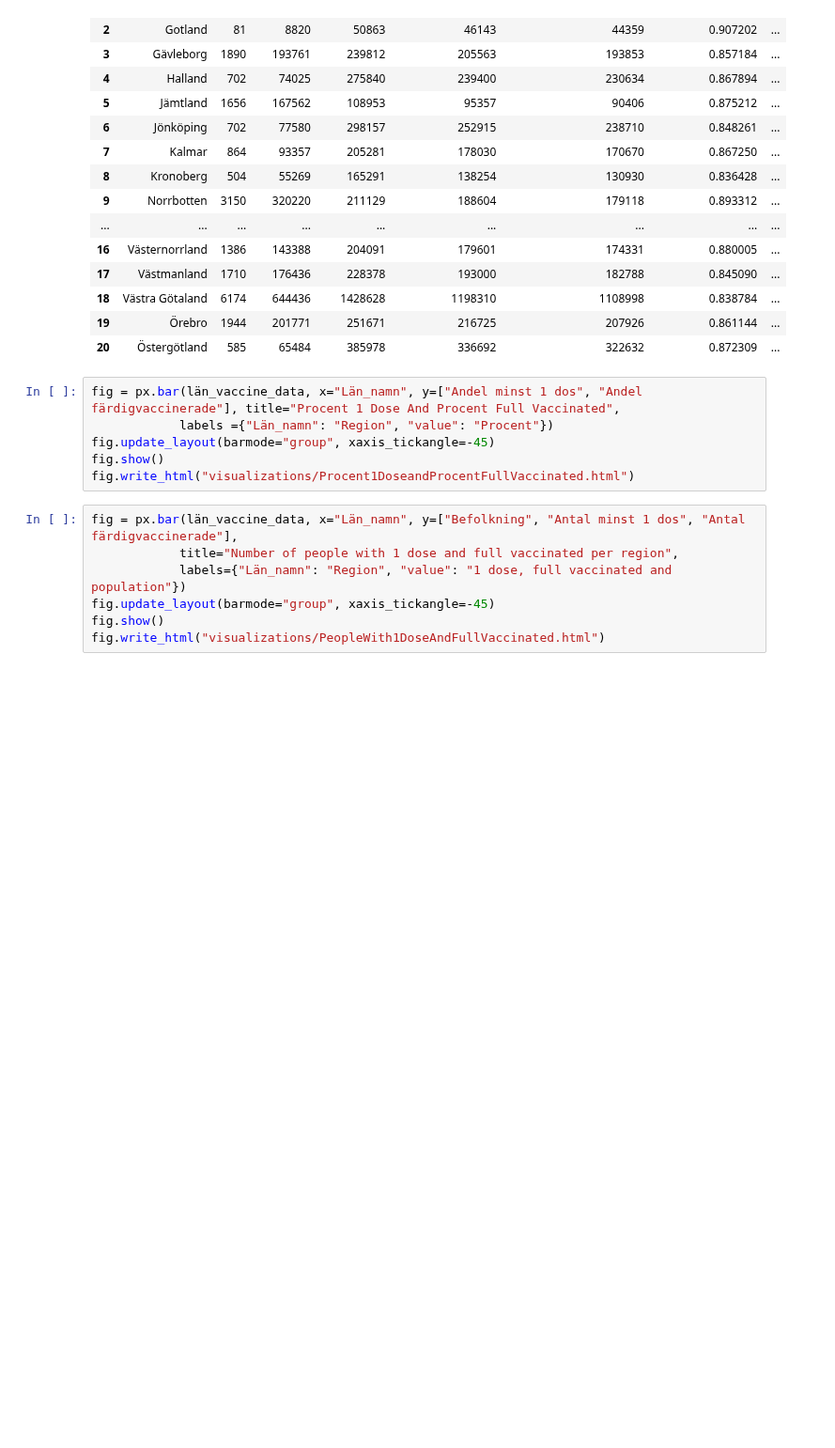
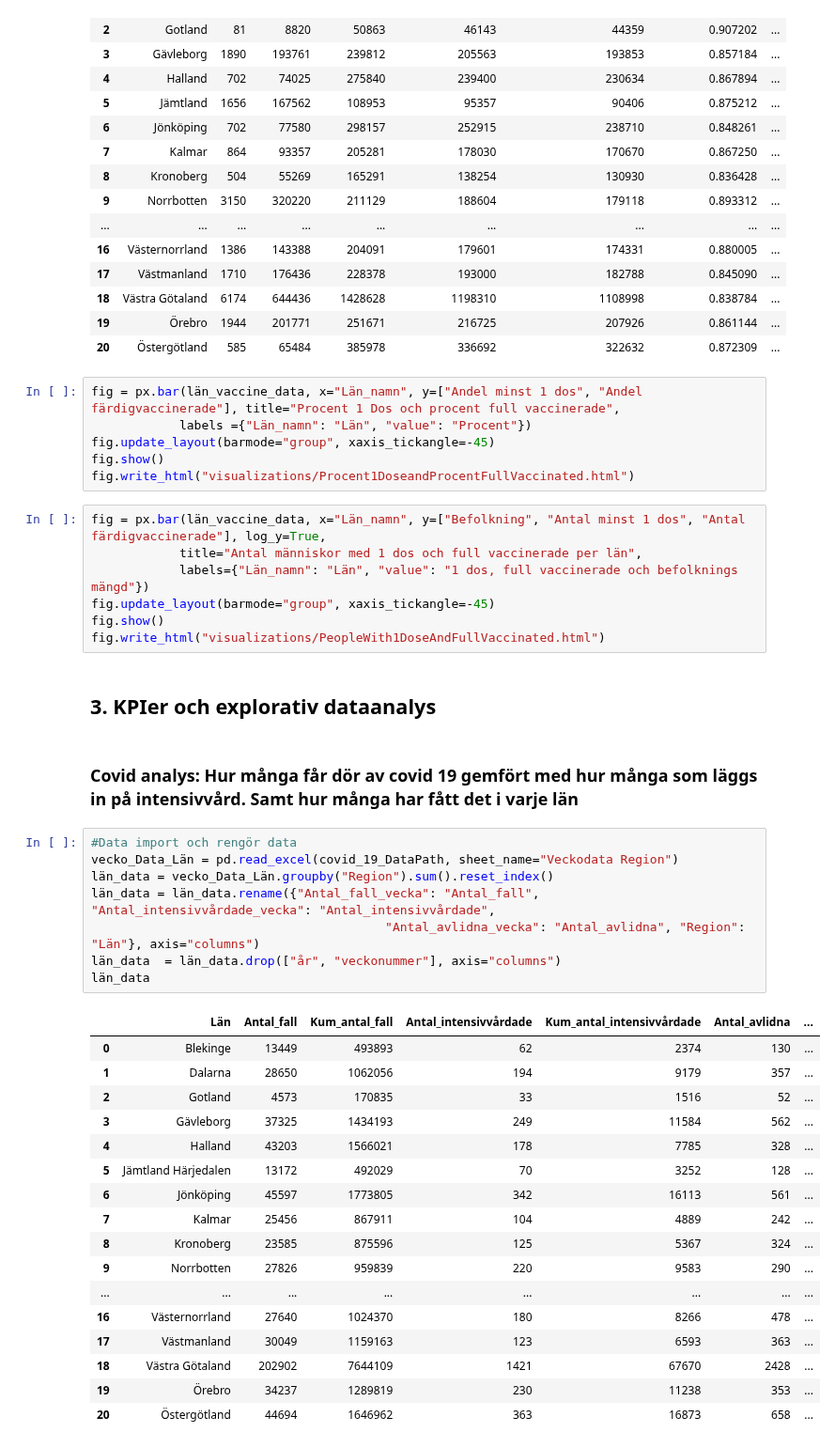
Before and after one commit to FabianAndersson17/Databehandling-Fabian-Andersson, a Jupyter notebook: Labs/Covid-19_Labb1.ipynb, the cells around one changed output. Shown at 94% size. Cells and saved outputs as stored; diff of their text form; blank space fills up the shorter version.

```diff
--- a/Labs/Covid-19_Labb1.ipynb
+++ b/Labs/Covid-19_Labb1.ipynb
@@ -226,15 +226,45 @@ län_vaccine_data
 | 19 | Örebro | 1944 | 201771 | 251671 | 216725 | 207926 | 0.861144 | ... |
 | 20 | Östergötland | 585 | 65484 | 385978 | 336692 | 322632 | 0.872309 | ... |
 # %%
-fig = px.bar(län_vaccine_data, x="Län_namn", y=["Andel minst 1 dos", "Andel färdigvaccinerade"], title="Procent 1 Dose And Procent Full Vaccinated",
-            labels ={"Län_namn": "Region", "value": "Procent"})
+fig = px.bar(län_vaccine_data, x="Län_namn", y=["Andel minst 1 dos", "Andel färdigvaccinerade"], title="Procent 1 Dos och procent full vaccinerade",
+            labels ={"Län_namn": "Län", "value": "Procent"})
 fig.update_layout(barmode="group", xaxis_tickangle=-45)
 fig.show()
 fig.write_html("visualizations/Procent1DoseandProcentFullVaccinated.html")
 # %%
-fig = px.bar(län_vaccine_data, x="Län_namn", y=["Befolkning", "Antal minst 1 dos", "Antal färdigvaccinerade"],
-            title="Number of people with 1 dose and full vaccinated per region",
-            labels={"Län_namn": "Region", "value": "1 dose, full vaccinated and population"})
+fig = px.bar(län_vaccine_data, x="Län_namn", y=["Befolkning", "Antal minst 1 dos", "Antal färdigvaccinerade"], log_y=True,
+            title="Antal människor med 1 dos och full vaccinerade per län",
+            labels={"Län_namn": "Län", "value": "1 dos, full vaccinerade och befolknings mängd"})
 fig.update_layout(barmode="group", xaxis_tickangle=-45)
 fig.show()
 fig.write_html("visualizations/PeopleWith1DoseAndFullVaccinated.html")
+# %% [markdown]
+## 3. KPIer och explorativ dataanalys
+# %% [markdown]
+### Covid analys: Hur många får dör av covid 19 gemfört med hur många som läggs in på intensivvård. Samt hur många har fått det i varje län
+# %%
+#Data import och rengör data
+vecko_Data_Län = pd.read_excel(covid_19_DataPath, sheet_name="Veckodata Region")
+län_data = vecko_Data_Län.groupby("Region").sum().reset_index()
+län_data = län_data.rename({"Antal_fall_vecka": "Antal_fall", "Antal_intensivvårdade_vecka": "Antal_intensivvårdade",
+                                        "Antal_avlidna_vecka": "Antal_avlidna", "Region": "Län"}, axis="columns")
+län_data  = län_data.drop(["år", "veckonummer"], axis="columns")
+län_data
+# %% [output]
+|  | Län | Antal_fall | Kum_antal_fall | Antal_intensivvårdade | Kum_antal_intensivvårdade | Antal_avlidna | ... |
+| 0 | Blekinge | 13449 | 493893 | 62 | 2374 | 130 | ... |
+| 1 | Dalarna | 28650 | 1062056 | 194 | 9179 | 357 | ... |
+| 2 | Gotland | 4573 | 170835 | 33 | 1516 | 52 | ... |
+| 3 | Gävleborg | 37325 | 1434193 | 249 | 11584 | 562 | ... |
+| 4 | Halland | 43203 | 1566021 | 178 | 7785 | 328 | ... |
+| 5 | Jämtland Härjedalen | 13172 | 492029 | 70 | 3252 | 128 | ... |
+| 6 | Jönköping | 45597 | 1773805 | 342 | 16113 | 561 | ... |
+| 7 | Kalmar | 25456 | 867911 | 104 | 4889 | 242 | ... |
+| 8 | Kronoberg | 23585 | 875596 | 125 | 5367 | 324 | ... |
+| 9 | Norrbotten | 27826 | 959839 | 220 | 9583 | 290 | ... |
+| ... | ... | ... | ... | ... | ... | ... | ... |
+| 16 | Västernorrland | 27640 | 1024370 | 180 | 8266 | 478 | ... |
+| 17 | Västmanland | 30049 | 1159163 | 123 | 6593 | 363 | ... |
+| 18 | Västra Götaland | 202902 | 7644109 | 1421 | 67670 | 2428 | ... |
+| 19 | Örebro | 34237 | 1289819 | 230 | 11238 | 353 | ... |
+| 20 | Östergötland | 44694 | 1646962 | 363 | 16873 | 658 | ... |
```
Also changed, not shown: parts of 10 cells of this notebook, 7 other files.
